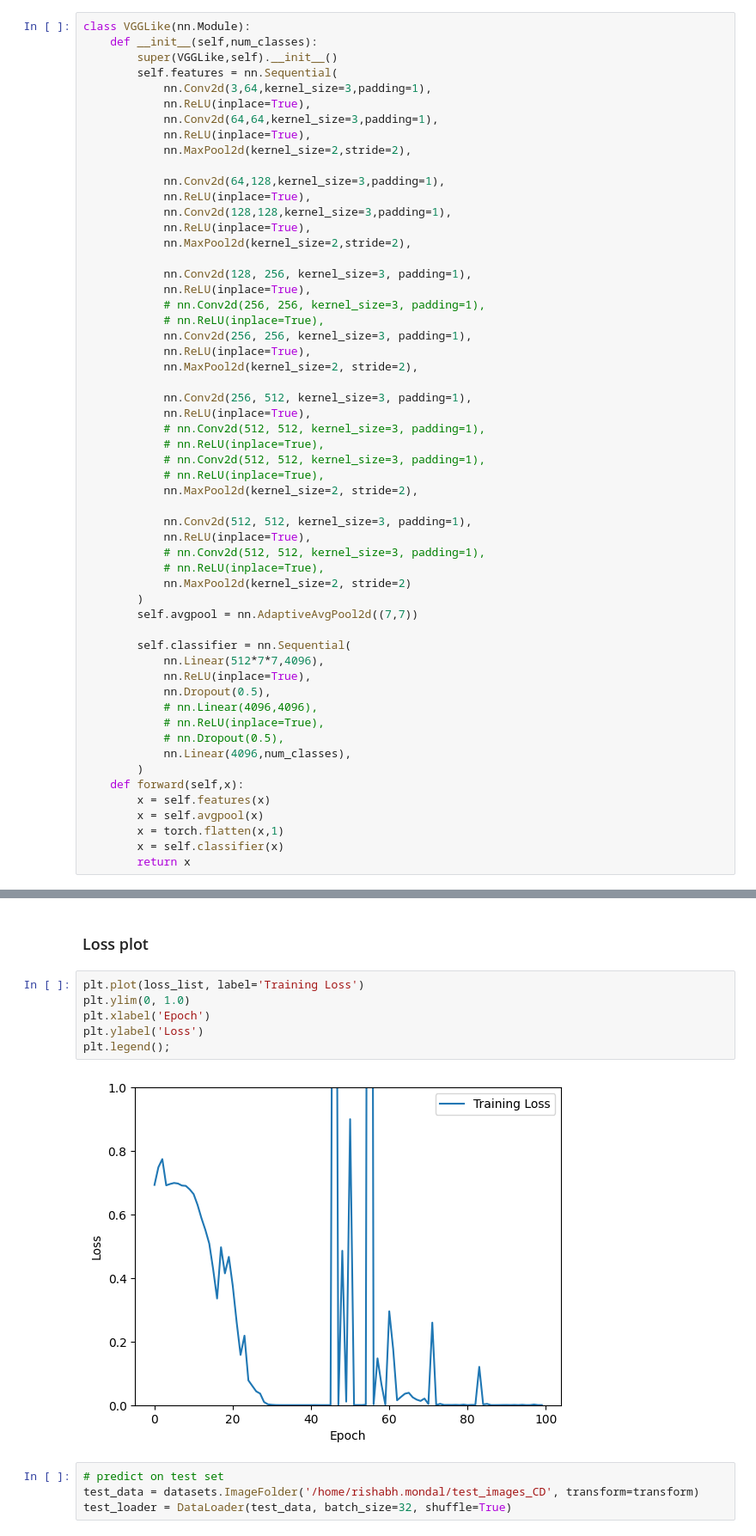
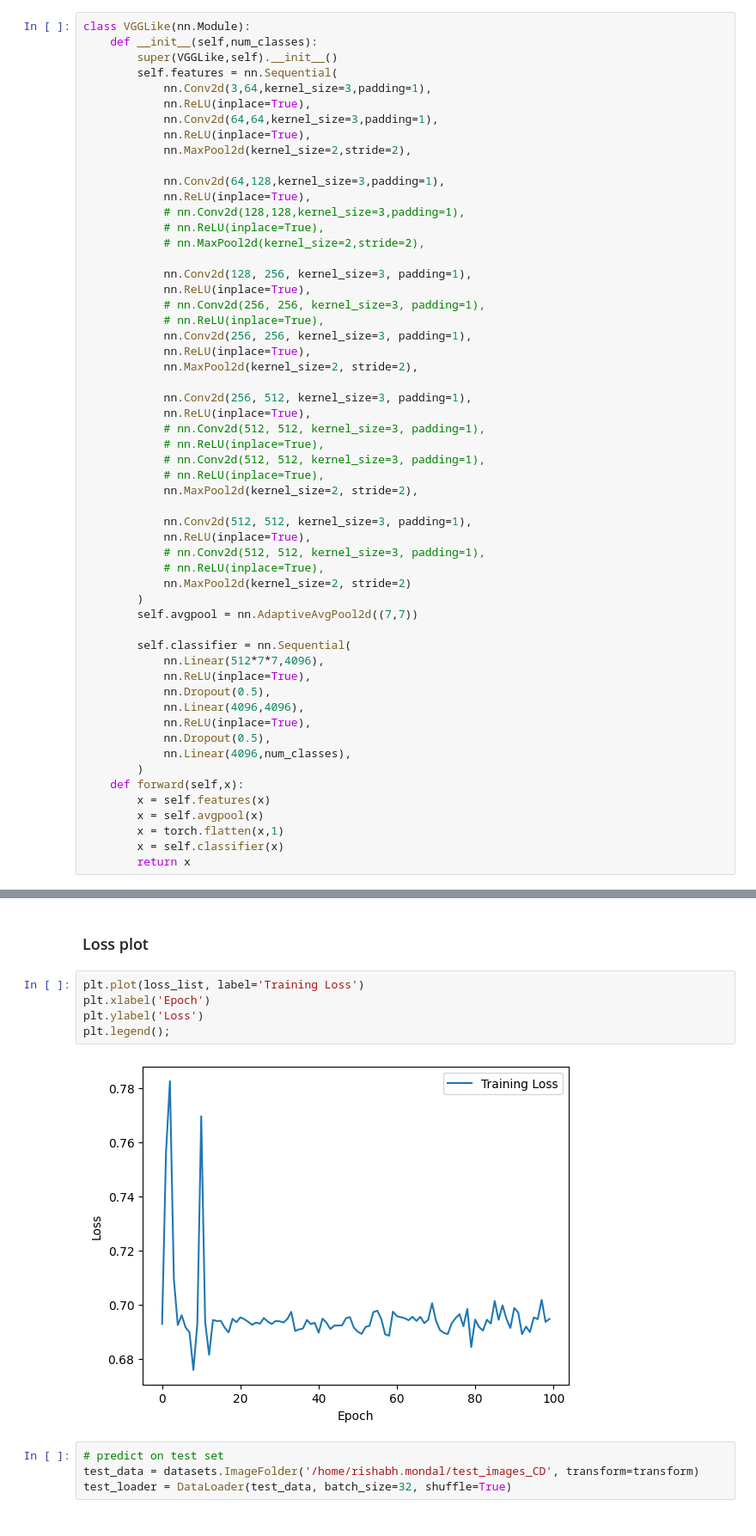
Before and after one commit to rishabh-mondal/Rishabh-mondal.github.io, a Jupyter notebook: posts/self_supervised_learing.ipynb, the cells around one changed output, grey strips where cells are left out. Shown at 86% size. Drawn from its saved outputs; the diff is of its cells as text.

```diff
--- a/posts/self_supervised_learing.ipynb
+++ b/posts/self_supervised_learing.ipynb
@@ -133,9 +133,9 @@ class VGGLike(nn.Module):
 
             nn.Conv2d(64,128,kernel_size=3,padding=1),
             nn.ReLU(inplace=True),
-            nn.Conv2d(128,128,kernel_size=3,padding=1),
-            nn.ReLU(inplace=True),
-            nn.MaxPool2d(kernel_size=2,stride=2),
+            # nn.Conv2d(128,128,kernel_size=3,padding=1),
+            # nn.ReLU(inplace=True),
+            # nn.MaxPool2d(kernel_size=2,stride=2),
 
             nn.Conv2d(128, 256, kernel_size=3, padding=1),
             nn.ReLU(inplace=True),
@@ -165,9 +165,9 @@ class VGGLike(nn.Module):
             nn.Linear(512*7*7,4096),
             nn.ReLU(inplace=True),
             nn.Dropout(0.5),
-            # nn.Linear(4096,4096),
-            # nn.ReLU(inplace=True),
-            # nn.Dropout(0.5),
+            nn.Linear(4096,4096),
+            nn.ReLU(inplace=True),
+            nn.Dropout(0.5),
             nn.Linear(4096,num_classes),
         )
     def forward(self,x):
@@ -262,12 +262,11 @@ Epoch: 100 | Loss: 0.0001
 ### Loss plot
 # %%
 plt.plot(loss_list, label='Training Loss')
-plt.ylim(0, 1.0)
 plt.xlabel('Epoch')
 plt.ylabel('Loss')
 plt.legend();
 # %% [output]
-[figure, old version]
+[figure, new version]
 # %%
 # predict on test set
 test_data = datasets.ImageFolder('/home/rishabh.mondal/test_images_CD', transform=transform)
```
Also changed, not shown: parts of 12 cells of this notebook, 3 other files.
